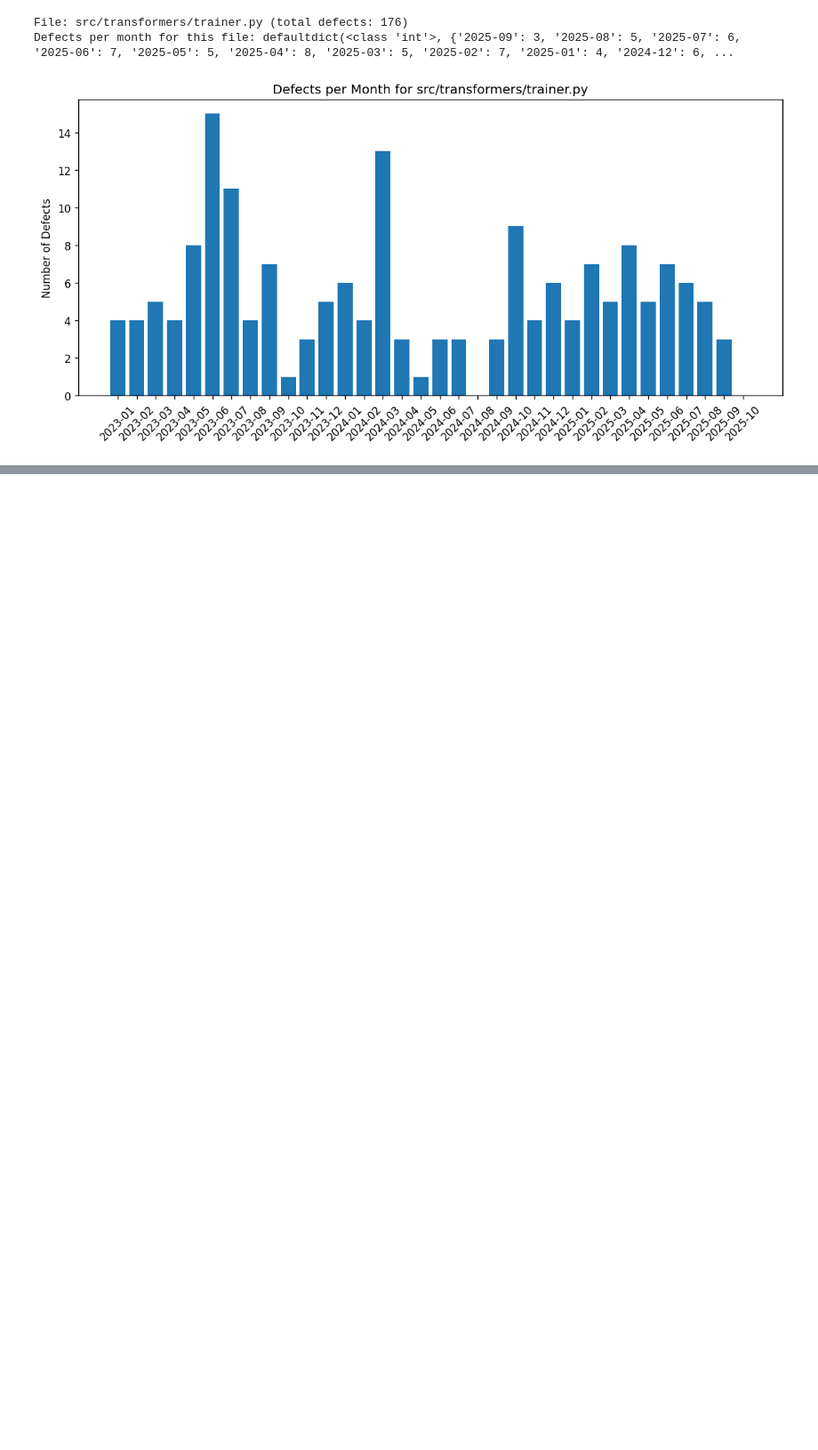
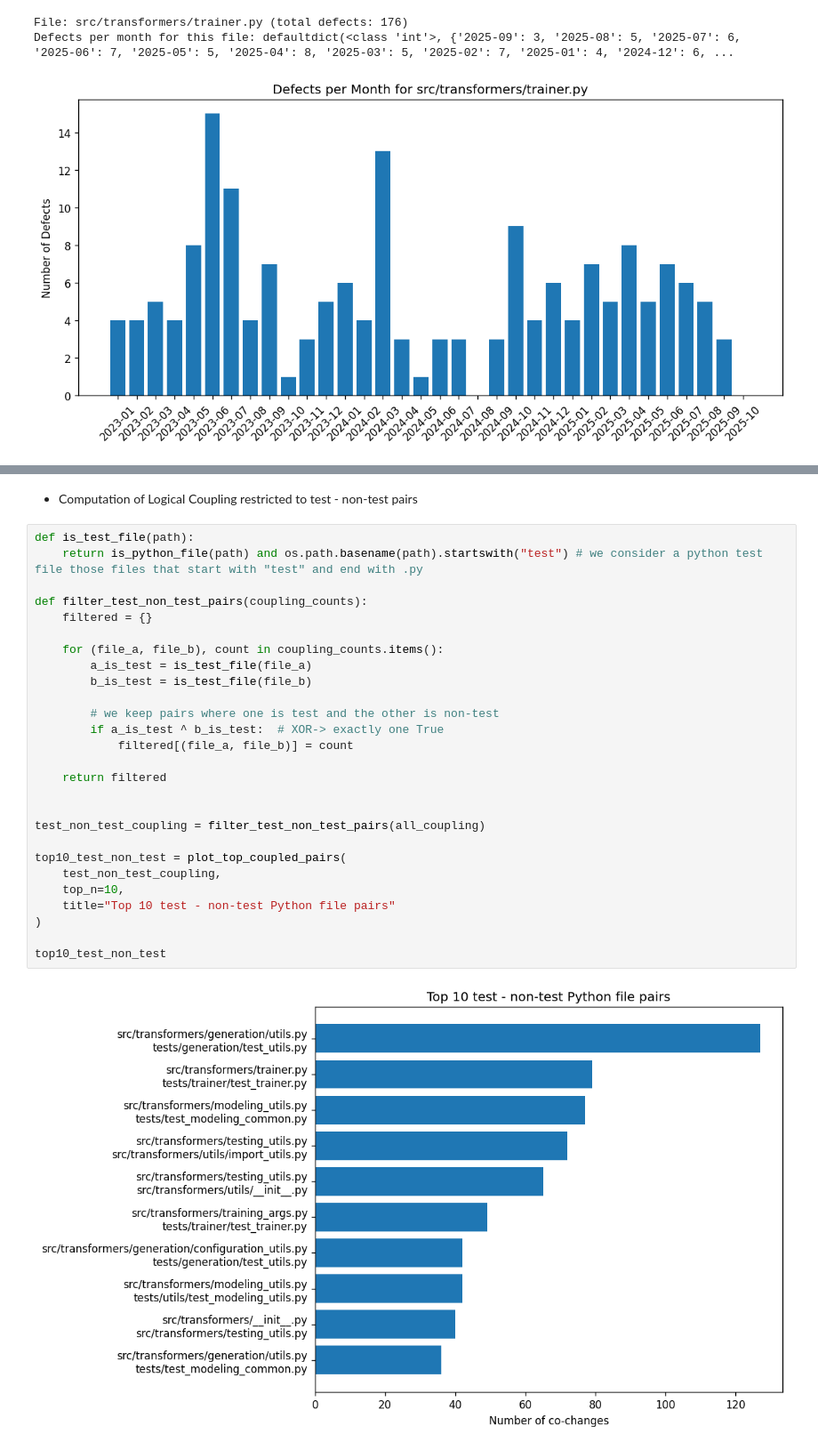
Before and after one commit to luciacortes063/fss_se_assignment, a Jupyter notebook: fss_se_assignment.ipynb, the cells around one changed output, grey strips where cells are left out. Shown at 89% size. Cells and saved outputs as stored; diff of their text form; blank space fills up the shorter version.

```diff
--- a/fss_se_assignment.ipynb
+++ b/fss_se_assignment.ipynb
@@ -171,0 +245,31 @@ Defects per month for this file: defaultdict(<class 'int'>, {'2025-09': 3, '2025
+# %% [markdown]
+- Computation of Logical Coupling restricted to test - non-test pairs
+# %%
+def is_test_file(path):
+    return is_python_file(path) and os.path.basename(path).startswith("test") # we consider a python test file those files that start with "test" and end with .py
+
+def filter_test_non_test_pairs(coupling_counts):
+    filtered = {}
+
+    for (file_a, file_b), count in coupling_counts.items():
+        a_is_test = is_test_file(file_a)
+        b_is_test = is_test_file(file_b)
+
+        # we keep pairs where one is test and the other is non-test
+        if a_is_test ^ b_is_test:  # XOR-> exactly one True
+            filtered[(file_a, file_b)] = count
+
+    return filtered
+
+
+test_non_test_coupling = filter_test_non_test_pairs(all_coupling)
+
+top10_test_non_test = plot_top_coupled_pairs(
+    test_non_test_coupling,
+    top_n=10,
+    title="Top 10 test - non-test Python file pairs"
+)
+
+top10_test_non_test
+# %% [output]
+[figure, added]
```
Also changed, not shown: parts of 7 cells of this notebook.
